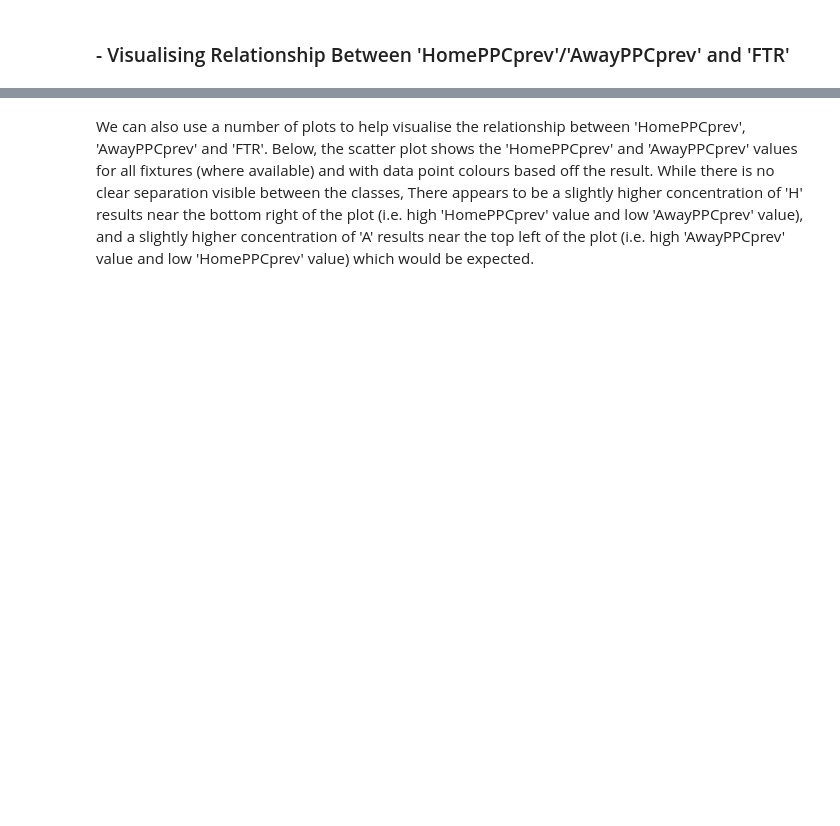
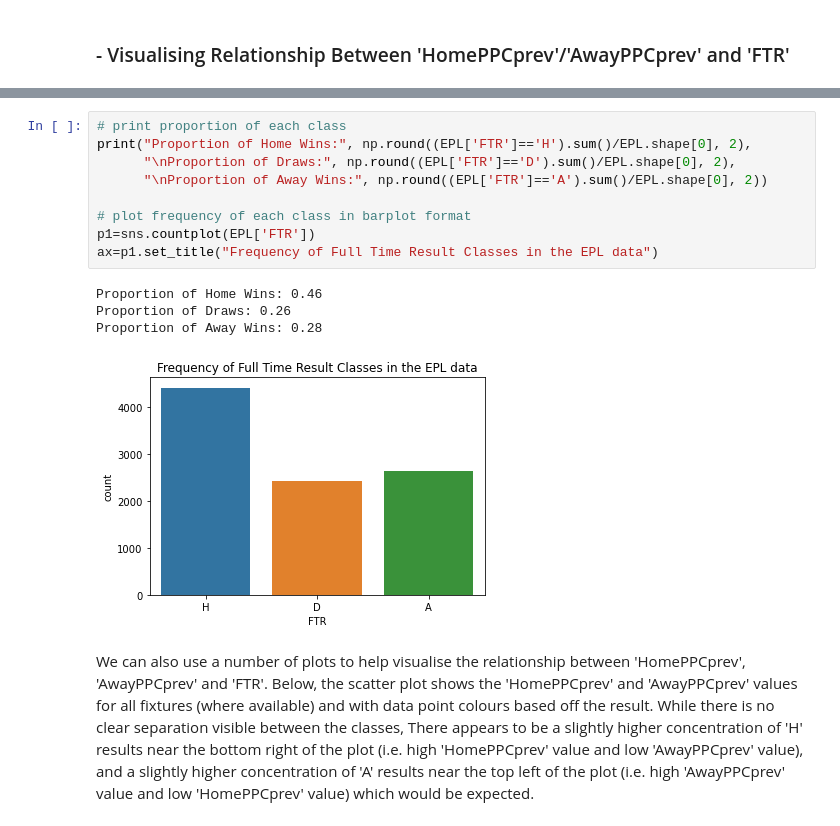
Before and after one commit to fanahanmc/ACM40960-ProjMathsModel, a Jupyter notebook: ACM40960_Project_Main.ipynb, the cells around one changed output, grey strips where cells are left out. Saved outputs shown, nothing was run; the diff lists cells and outputs as text; blank space fills up the shorter version.

```diff
--- a/ACM40960_Project_Main.ipynb
+++ b/ACM40960_Project_Main.ipynb
@@ -365,3 +369,17 @@ g=g.map_upper(corrdot)
+# %%
+# print proportion of each class
+print("Proportion of Home Wins:", np.round((EPL['FTR']=='H').sum()/EPL.shape[0], 2),
+      "\nProportion of Draws:", np.round((EPL['FTR']=='D').sum()/EPL.shape[0], 2),
+      "\nProportion of Away Wins:", np.round((EPL['FTR']=='A').sum()/EPL.shape[0], 2))
+
+# plot frequency of each class in barplot format
+p1=sns.countplot(EPL['FTR'])
+ax=p1.set_title("Frequency of Full Time Result Classes in the EPL data")
+# %% [output]
+Proportion of Home Wins: 0.46
+Proportion of Draws: 0.26
+Proportion of Away Wins: 0.28
+[figure, added]
 # %% [markdown]
 We can also use a number of plots to help visualise the relationship between 'HomePPCprev', 'AwayPPCprev' and 'FTR'. Below, the scatter plot shows the 'HomePPCprev' and 'AwayPPCprev' values for all fixtures (where available) and with data point colours based off the result. While there is no clear separation visible between the classes, There appears to be a slightly higher concentration of 'H' results near the bottom right of the plot (i.e. high 'HomePPCprev' value and low 'AwayPPCprev' value), and a slightly higher concentration of 'A' results near the top left of the plot (i.e. high 'AwayPPCprev' value and low 'HomePPCprev' value) which would be expected.
 # %%
```
Also changed, not shown: parts of 53 cells of this notebook.
